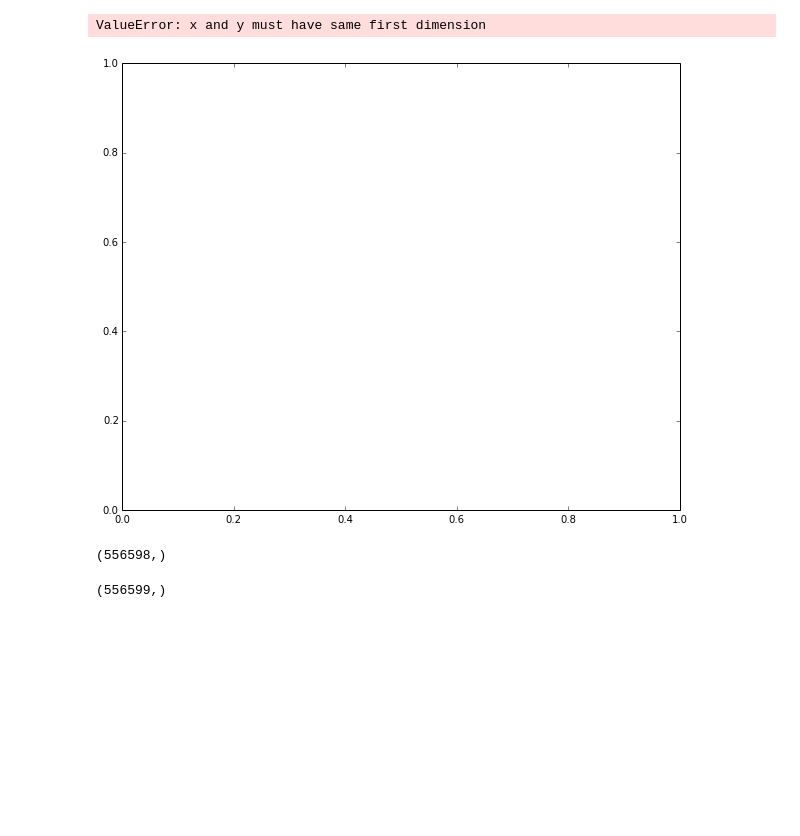
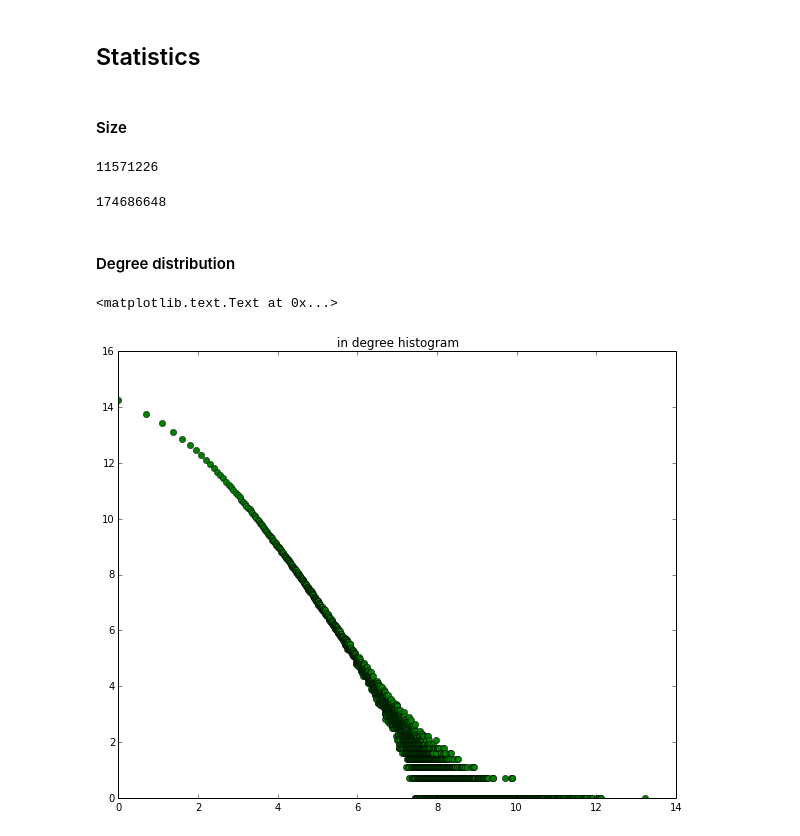
Before and after one commit to debsankha/network_course_python, a Jupyter notebook: talks/graph_tool.ipynb, the cells around one changed output. Saved outputs shown, nothing was run; the diff lists cells and outputs as text; code cells hidden in the pictures; blank space fills up the shorter version.

```diff
--- a/talks/graph_tool.ipynb
+++ b/talks/graph_tool.ipynb
@@ -10,18 +12,24 @@ from graph_tool.all import *
 wikipedia_dataset="../data/wikipedia/pythonic_data/enwiki-07032015-linkgraph-wtitle.gt"
 # %%
 GG=load_graph(wikipedia_dataset)
+# %% [markdown]
+## Statistics
+# %% [markdown]
+#### Size
+# %%
+GG.num_vertices()
+# %% [output]
+11571226
+# %%
+GG.num_edges()
+# %% [output]
+174686648
+# %% [markdown]
+#### Degree distribution
 # %%
 freqs, bins=graph_tool.stats.vertex_hist(GG, deg='in')
+plt.plot(np.log(bins[:-1]), np.log(freqs), 'go')
+plt.title("in degree histogram")
+# %% [output]
+<matplotlib.text.Text at 0x...>
+[figure, added]
-# %%
-plt.plot(bins[:-1], freqs)
-# %% [output]
-ValueError: x and y must have same first dimension
-[figure, removed]
-# %%
-bins.shape
-# %% [output]
-(556598,)
-# %%
-freqs.shape
-# %% [output]
-(556599,)
```
Also changed, not shown: parts of 17 cells of this notebook, 2 other files.
